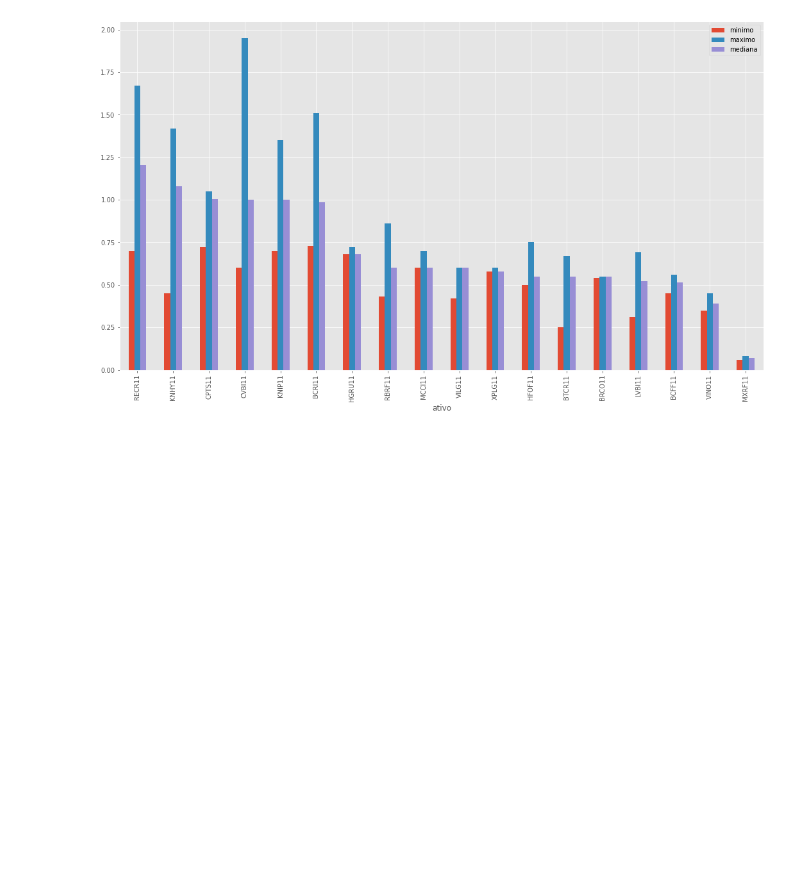
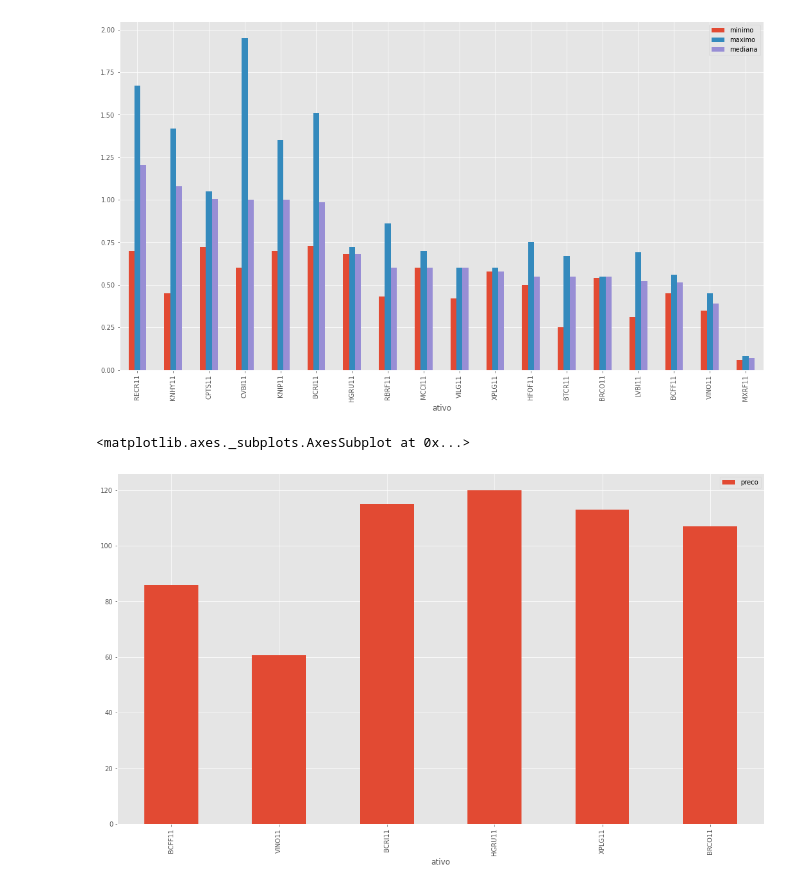
Before and after one commit to AlexandreMinato/Investimentos_FII, a Jupyter notebook: Analises_FII.ipynb, the cells around one changed output. Drawn from its saved outputs; the diff is of its cells as text; code cells hidden in the pictures; blank space fills up the shorter version.

```diff
--- a/Analises_FII.ipynb
+++ b/Analises_FII.ipynb
@@ -244,3 +244,8 @@ df_union_data[['minimo', 'maximo', 'mediana']].plot(figsize = (18, 10), grid=Tru
 # %% [output]
 <matplotlib.axes._subplots.AxesSubplot at 0x...>
 [figure]
+# %%
+df_union_data[['preco']].loc[['BCFF11', 'VINO11', 'BCRI11', 'HGRU11', 'XPLG11', 'BRCO11']].plot(figsize = (18, 10), grid=True, kind='bar')
+# %% [output]
+<matplotlib.axes._subplots.AxesSubplot at 0x...>
+[figure, added]
```
Also changed, not shown: parts of 1 cell of this notebook.
